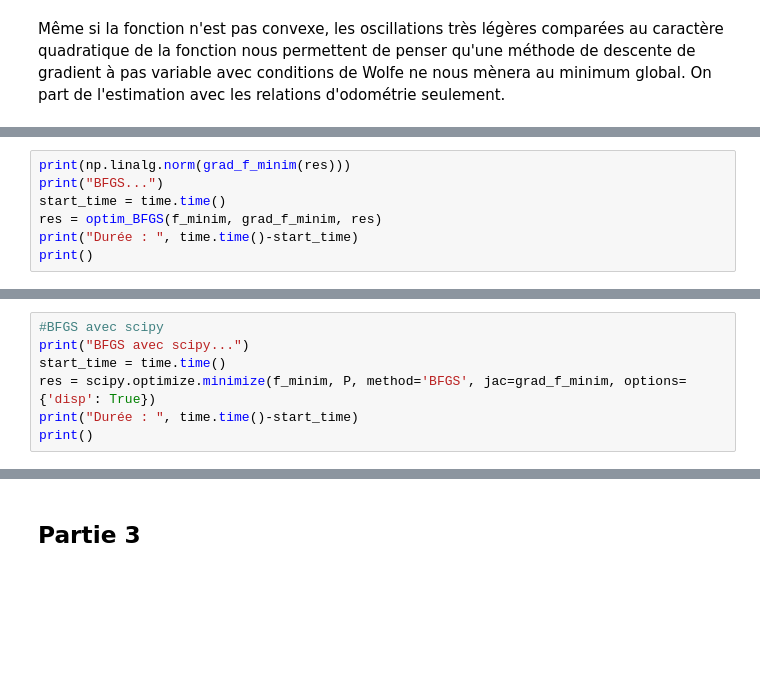
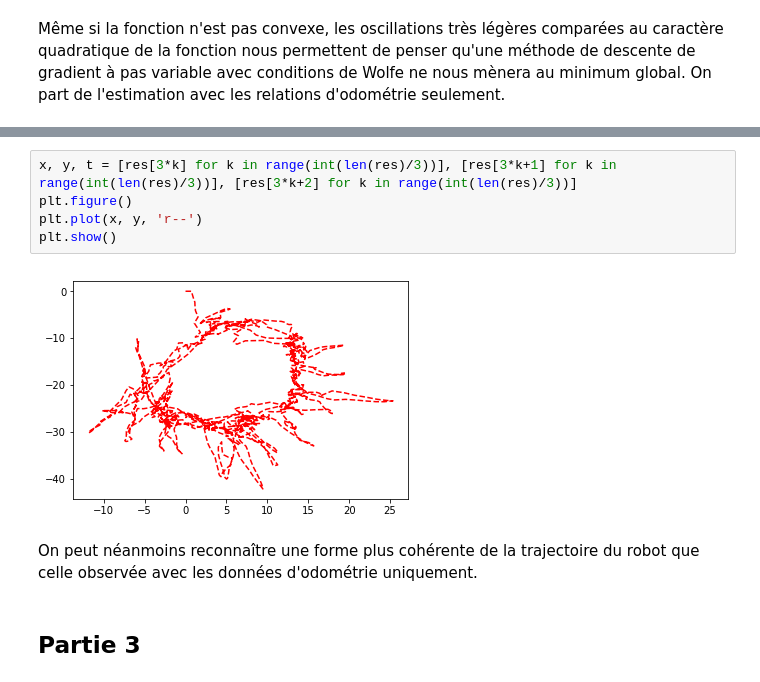
Before and after one commit to 1AlexisRoux1/Projet_optimisation, a Jupyter notebook: Projet_optimisation_robot.ipynb, the cells around one changed output, grey strips where cells are left out. Drawn from its saved outputs; the diff is of its cells as text; blank space fills up the shorter version.

```diff
--- a/Projet_optimisation_robot.ipynb
+++ b/Projet_optimisation_robot.ipynb
@@ -356,7 +354,0 @@ Durée :  473.5356514453888
-# %%
-print(np.linalg.norm(grad_f_minim(res)))
-print("BFGS...")
-start_time = time.time()
-res = optim_BFGS(f_minim, grad_f_minim, res)
-print("Durée : ", time.time()-start_time)
-print()
@@ -382,7 +354,0 @@ print(np.linalg.norm(grad_f_minim(res)))
-# %%
-#BFGS avec scipy
-print("BFGS avec scipy...")
-start_time = time.time()
-res = scipy.optimize.minimize(f_minim, P, method='BFGS', jac=grad_f_minim, options={'disp': True})
-print("Durée : ", time.time()-start_time)
-print()
@@ -392,3 +399,12 @@ KeyboardInterrupt:
+# %%
+x, y, t = [res[3*k] for k in range(int(len(res)/3))], [res[3*k+1] for k in range(int(len(res)/3))], [res[3*k+2] for k in range(int(len(res)/3))]
+plt.figure()
+plt.plot(x, y, 'r--')
+plt.show()
+# %% [output]
+[figure, added]
+# %% [markdown]
+On peut néanmoins reconnaître une forme plus cohérente de la trajectoire du robot que celle observée avec les données d'odométrie uniquement.
 # %% [markdown]
 ## Partie 3
 # %% [markdown]
```
Also changed, not shown: parts of 22 cells of this notebook.
